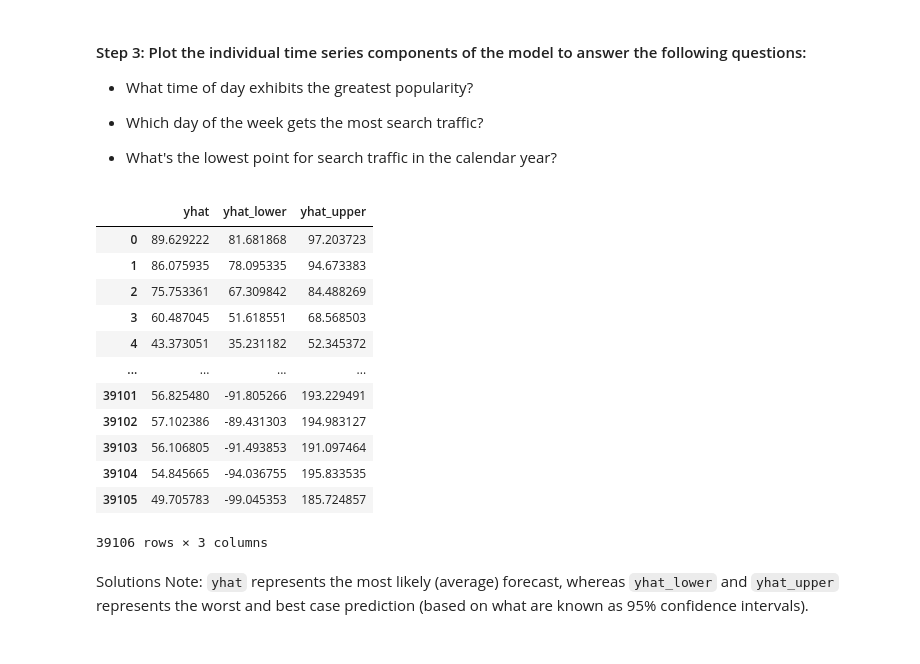
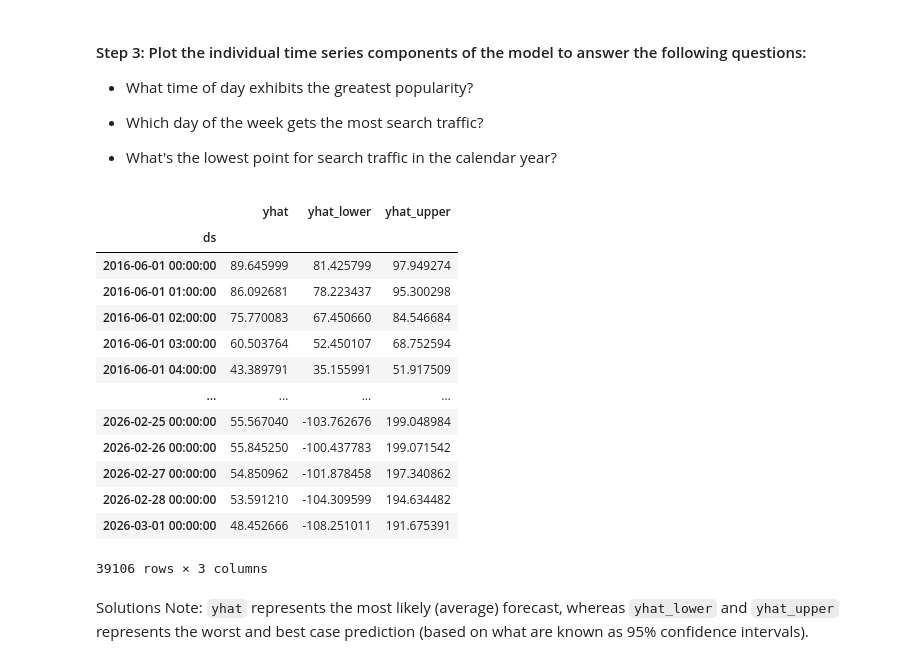
Before and after one commit to FLermaP/prophet-challenge, a Jupyter notebook: forecasting_net_prophet.ipynb, the cells around one changed output. Cells and saved outputs as stored; diff of their text form; code cells hidden in the pictures.

```diff
--- a/forecasting_net_prophet.ipynb
+++ b/forecasting_net_prophet.ipynb
@@ -456,5 +408,3 @@ Now, you need to produce a time series model that analyzes and forecasts pattern
     * What's the lowest point for search traffic in the calendar year?
 # %% [markdown]
 #### Step 1: Set up the Google search data for a Prophet forecasting model.
-# %%
-df_mercado_trends.drop(['index'],axis=1, inplace=True)
@@ -477,9 +411,9 @@ df_mercado_trends
 # %%
 # Using the df_mercado_trends DataFrame, reset the index so the date information is no longer the index
 # df_mercado_trends.reset_index(inplace=True)
-
+df_mercado_trends.reset_index(inplace=True)
 # Label the columns ds and y so that the syntax is recognized by Prophet
-df_mercado_trends.rename(columns={'date':'ds','Search Trends':'y'}, inplace=True)
+df_mercado_trends.rename(columns={'Date':'ds','Search Trends':'y'}, inplace=True)
 
 # Drop an NaN values from the prophet_df DataFrame
 df_mercado_trends.dropna()
@@ -583,23 +527,24 @@ fig2=m.plot(forecast_mercado_trends)
 * What's the lowest point for search traffic in the calendar year?
 # %%
 # Set the index in the forecast_mercado_trends DataFrame to the ds datetime column
-# forecast_mercado_trends.set_index('ds')
+forecast_mercado_trends.set_index('ds', inplace=True)
 
 # View the only the yhat,yhat_lower and yhat_upper columns from the DataFrame
 forecast_mercado_trends[['yhat','yhat_lower','yhat_upper']]
 # %% [output]
 |  | yhat | yhat_lower | yhat_upper |
-| 0 | 89.629222 | 81.681868 | 97.203723 |
-| 1 | 86.075935 | 78.095335 | 94.673383 |
-| 2 | 75.753361 | 67.309842 | 84.488269 |
-| 3 | 60.487045 | 51.618551 | 68.568503 |
-| 4 | 43.373051 | 35.231182 | 52.345372 |
+| ds |  |  |  |
+| 2016-06-01 00:00:00 | 89.645999 | 81.425799 | 97.949274 |
+| 2016-06-01 01:00:00 | 86.092681 | 78.223437 | 95.300298 |
+| 2016-06-01 02:00:00 | 75.770083 | 67.450660 | 84.546684 |
+| 2016-06-01 03:00:00 | 60.503764 | 52.450107 | 68.752594 |
+| 2016-06-01 04:00:00 | 43.389791 | 35.155991 | 51.917509 |
 | ... | ... | ... | ... |
-| 39101 | 56.825480 | -91.805266 | 193.229491 |
-| 39102 | 57.102386 | -89.431303 | 194.983127 |
-| 39103 | 56.106805 | -91.493853 | 191.097464 |
-| 39104 | 54.845665 | -94.036755 | 195.833535 |
-| 39105 | 49.705783 | -99.045353 | 185.724857 |
+| 2026-02-25 00:00:00 | 55.567040 | -103.762676 | 199.048984 |
+| 2026-02-26 00:00:00 | 55.845250 | -100.437783 | 199.071542 |
+| 2026-02-27 00:00:00 | 54.850962 | -101.878458 | 197.340862 |
+| 2026-02-28 00:00:00 | 53.591210 | -104.309599 | 194.634482 |
+| 2026-03-01 00:00:00 | 48.452666 | -108.251011 | 191.675391 |
 39106 rows × 3 columns
 # %% [markdown]
 Solutions Note: `yhat` represents the most likely (average) forecast, whereas `yhat_lower` and `yhat_upper` represents the worst and best case prediction (based on what are known as 95% confidence intervals).
```
Also changed, not shown: parts of 22 cells of this notebook.
